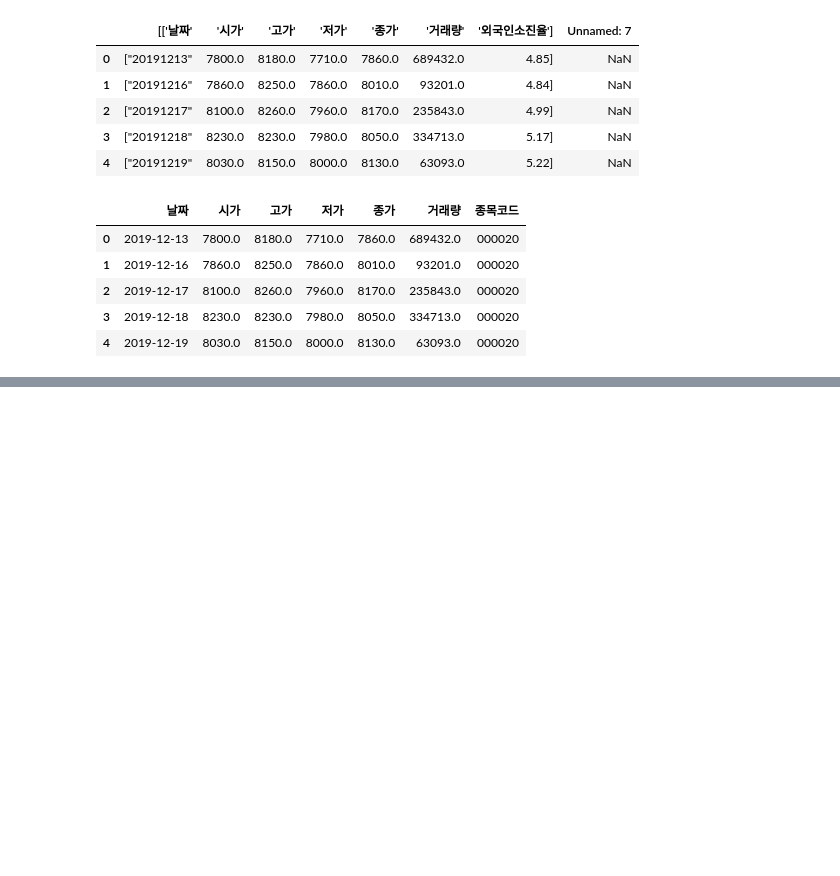
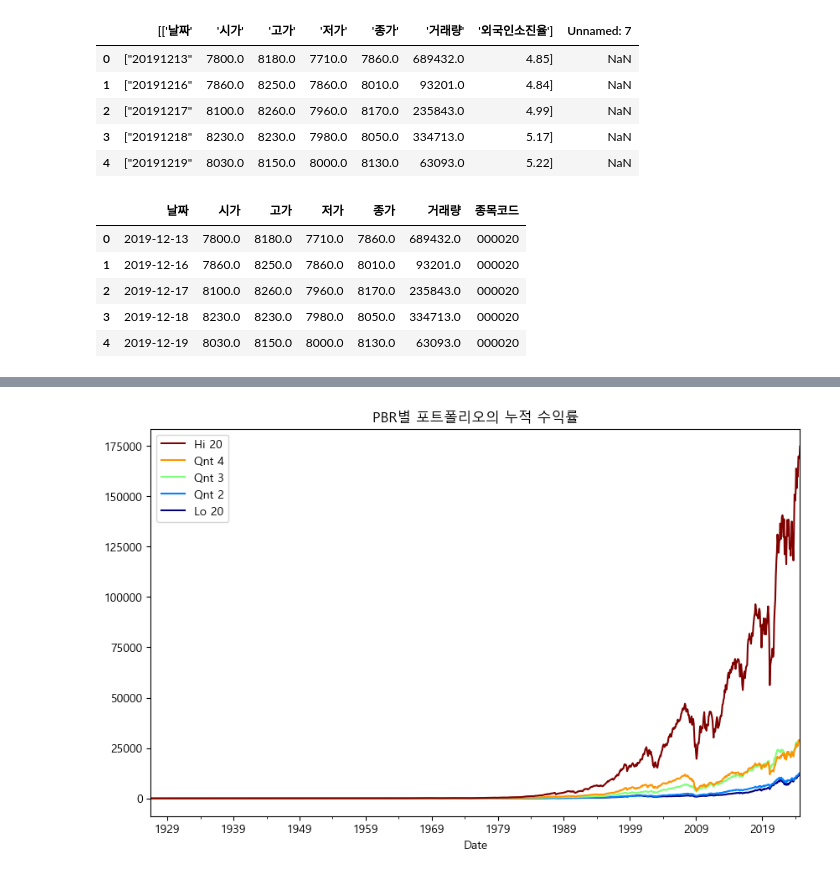
Before and after one commit to kusool72/python, a Jupyter notebook: 파이썬을 이용한 퀀트 투자 포트폴리오 만들기.ipynb, the cells around one changed output, grey strips where cells are left out. Saved outputs shown, nothing was run; the diff lists cells and outputs as text; code cells hidden in the pictures; blank space fills up the shorter version.

```diff
--- a/파이썬을 이용한 퀀트 투자 포트폴리오 만들기.ipynb
+++ b/파이썬을 이용한 퀀트 투자 포트폴리오 만들기.ipynb
@@ -476,0 +1002,7 @@ con.close()
+# %%
+import pandas_datareader.data as web
+
+df_pbr = web.DataReader('Portfolios_Formed_on_BE-ME',
+                        'famafrench',
+                        start='1900-01-01')
+df_pbr[0].head()
@@ -476,0 +1017,16 @@ con.close()
+# %%
+import matplotlib.pyplot as plt
+from matplotlib import cm
+
+plt.rc('font', family='Malgun Gothic')
+plt.rc('axes', unicode_minus=False)
+
+df_pbr_vw = df_pbr[0].loc[:, ['Lo 20', 'Qnt 2', 'Qnt 3', 'Qnt 4', 'Hi 20']]
+df_pbr_cum = (1 + df_pbr_vw / 100).cumprod()
+df_pbr_cum.plot(figsize=(10, 6),
+                colormap=cm.jet,
+                legend='reverse',
+                title='PBR별 포트폴리오의 누적 수익률')
+plt.show()
+# %% [output]
+[figure, added]
```
Also changed, not shown: parts of 45 cells of this notebook.
